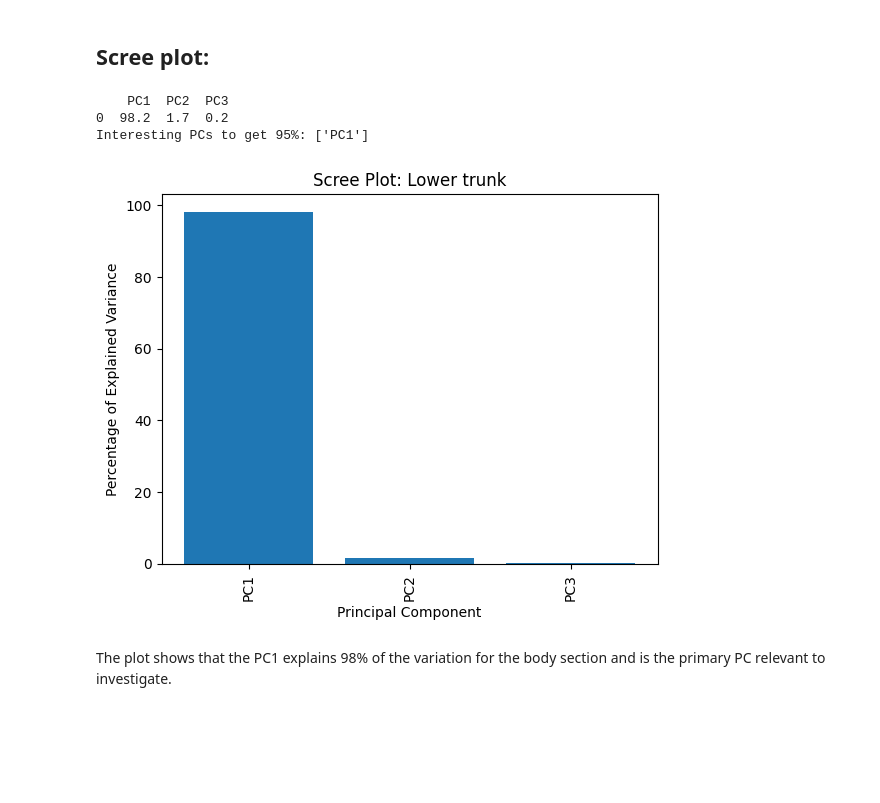
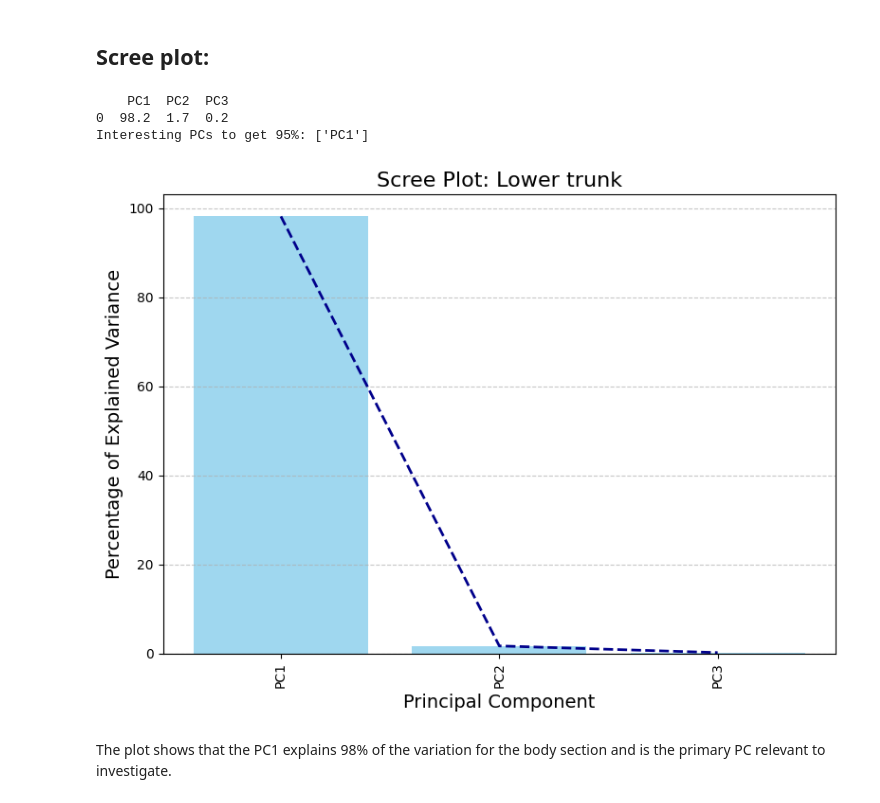
Before and after one commit to jobindjohn/anthromass, a Jupyter notebook: anthropmass/nbs/313_anthro_pca_viz_lower_trunk.ipynb, the cells around one changed output. Drawn from its saved outputs; the diff is of its cells as text; code cells hidden in the pictures; blank space fills up the shorter version.

```diff
--- a/anthropmass/nbs/313_anthro_pca_viz_lower_trunk.ipynb
+++ b/anthropmass/nbs/313_anthro_pca_viz_lower_trunk.ipynb
@@ -32,12 +32,12 @@ lower_trunk = ['hipbreadth','lowertrunklength','buttockcircumference']
 # %% [markdown]
 ## Scree plot:
 # %%
-scree_plot(ansur_scaled,lower_trunk,'Lower trunk')
+scree_plot_with_elbow(ansur_scaled,lower_trunk,'Lower trunk')
 # %% [output]
     PC1  PC2  PC3
 0  98.2  1.7  0.2
 Interesting PCs to get 95%: ['PC1']
-[figure, old version]
+[figure, new version]
 # %% [markdown]
 The plot shows that the PC1 explains 98% of the variation for the body section and is the primary PC relevant to investigate.
 # %% [markdown]
```
Also changed, not shown: parts of 1 cell of this notebook, 12 other files.
